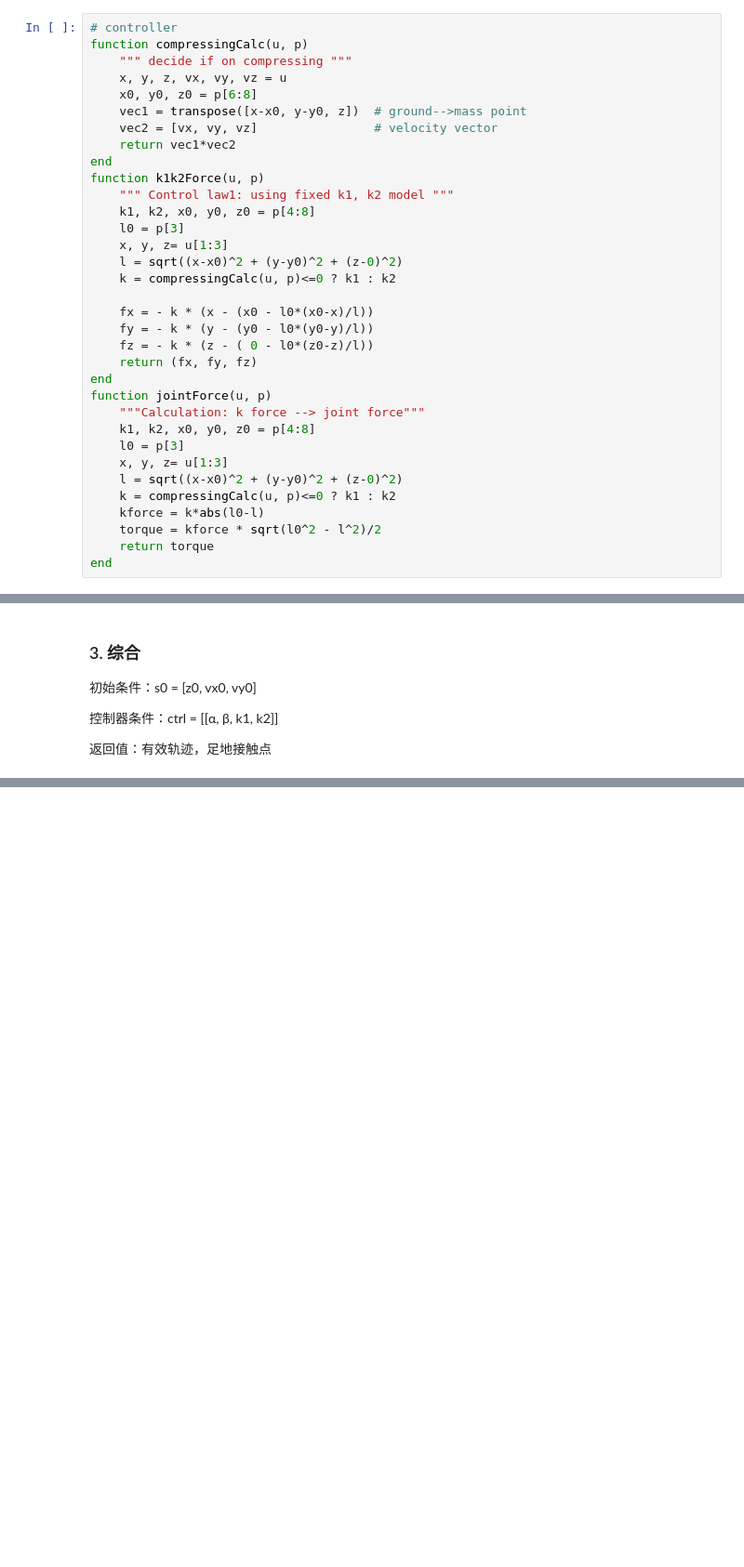
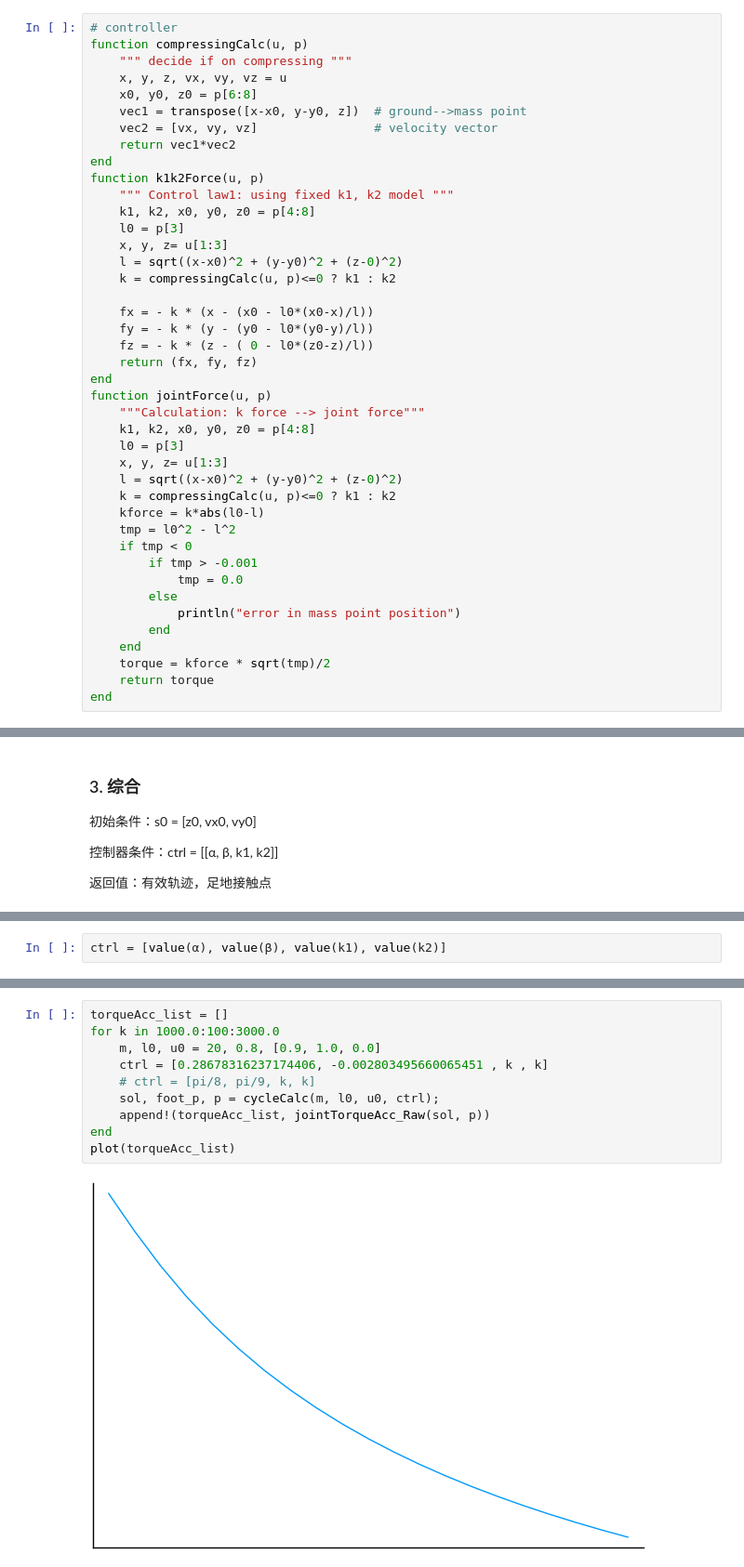
Before and after one commit to kuro26/Tutorial_julia, a Jupyter notebook: paper1/slipTraj.ipynb, the cells around one changed output, grey strips where cells are left out. Shown at 93% size. Drawn from its saved outputs; the diff is of its cells as text; blank space fills up the shorter version.

```diff
--- a/paper1/slipTraj.ipynb
+++ b/paper1/slipTraj.ipynb
@@ -67,7 +67,15 @@ function jointForce(u, p)
     l = sqrt((x-x0)^2 + (y-y0)^2 + (z-0)^2)
     k = compressingCalc(u, p)<=0 ? k1 : k2
     kforce = k*abs(l0-l)
-    torque = kforce * sqrt(l0^2 - l^2)/2
+    tmp = l0^2 - l^2
+    if tmp < 0
+        if tmp > -0.001
+            tmp = 0.0
+        else
+            println("error in mass point position")
+        end
+    end
+    torque = kforce * sqrt(tmp)/2
     return torque
 end
 # %% [output]
@@ -279,0 +376,2 @@ plot(h1, y)
+# %%
+ctrl = [value(α), value(β), value(k1), value(k2)]
@@ -279,0 +413,12 @@ plot(h1, y)
+# %%
+torqueAcc_list = []
+for k in 1000.0:100:3000.0
+    m, l0, u0 = 20, 0.8, [0.9, 1.0, 0.0]
+    ctrl = [0.28678316237174406, -0.002803495660065451 , k , k]
+    # ctrl = [pi/8, pi/9, k, k]
+    sol, foot_p, p = cycleCalc(m, l0, u0, ctrl);
+    append!(torqueAcc_list, jointTorqueAcc_Raw(sol, p))
+end
+plot(torqueAcc_list)
+# %% [output]
+[figure, added]
```
Also changed, not shown: parts of 15 cells of this notebook, 1 other file.
